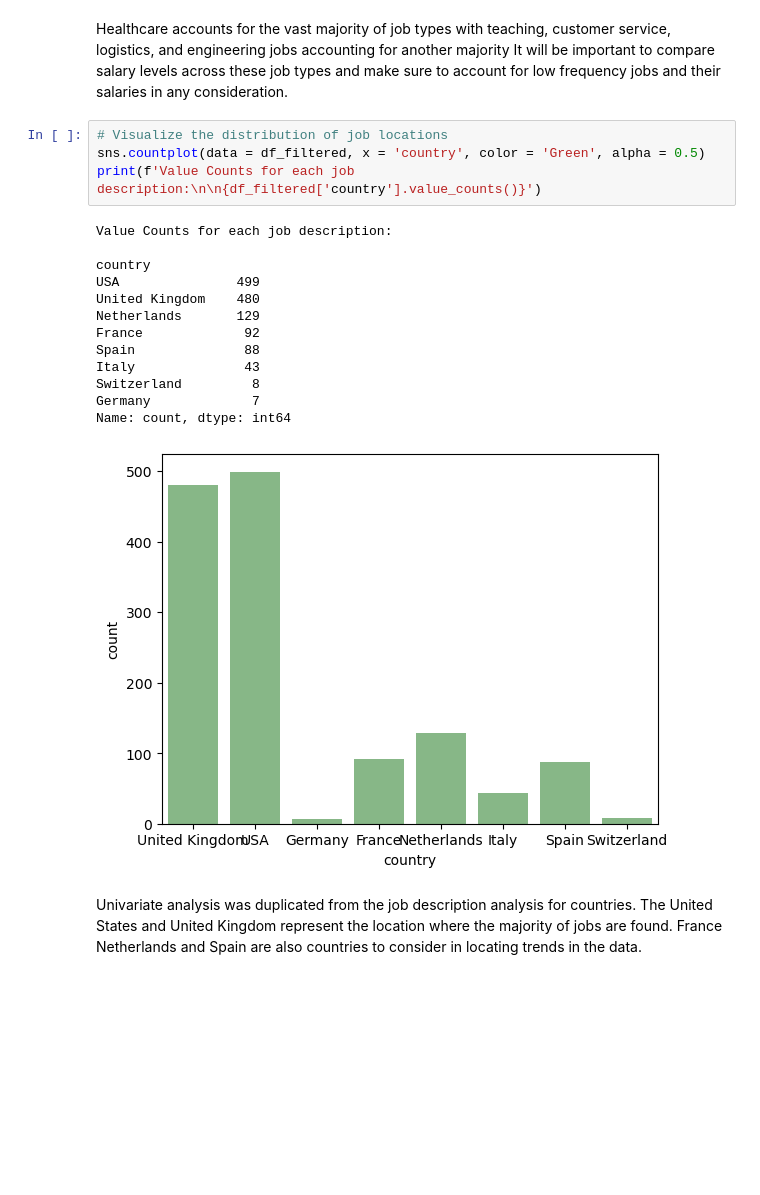
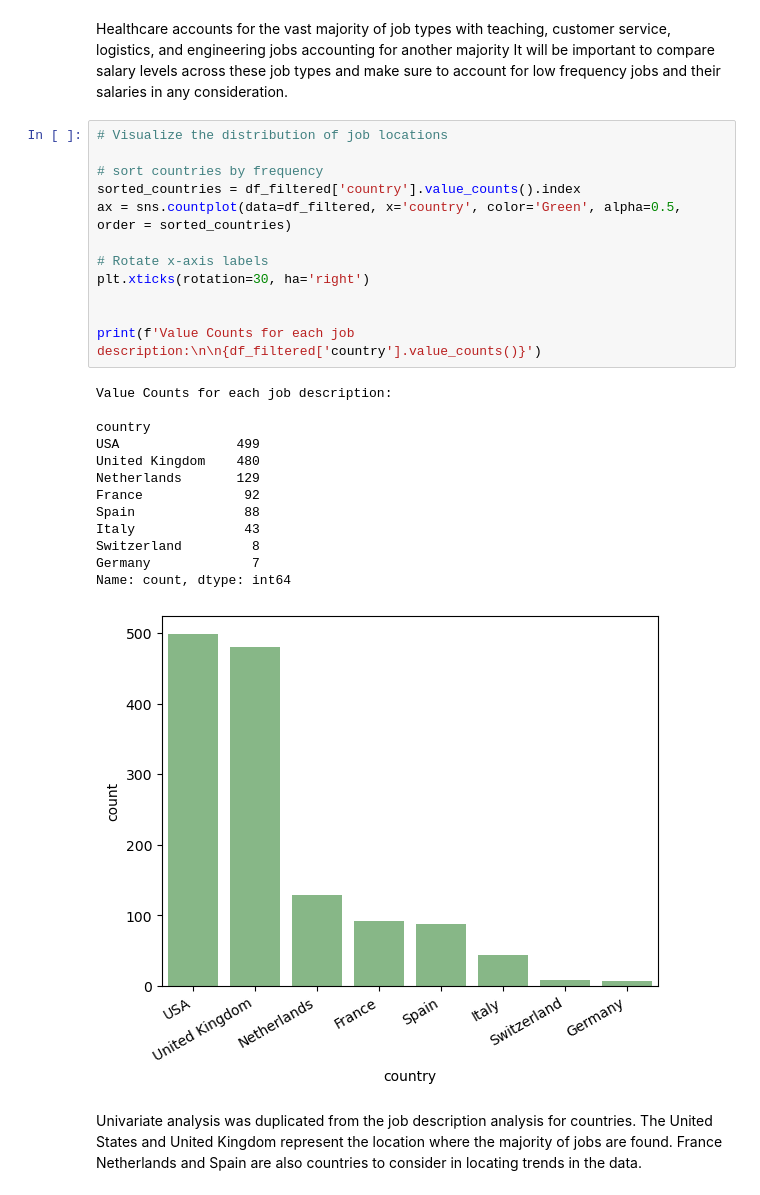
Before and after one commit to sbs0068/INSY6500_job_market_analysis, a Jupyter notebook: notebooks/02_data_exploration.ipynb, the cells around one changed output. Drawn from its saved outputs; the diff is of its cells as text; blank space fills up the shorter version.

```diff
--- a/notebooks/02_data_exploration.ipynb
+++ b/notebooks/02_data_exploration.ipynb
@@ -64,21 +79,29 @@ Healthcare accounts for the vast majority of job types with teaching, customer s
 It will be important to compare salary levels across these job types and make sure to account for low frequency jobs and their salaries in any consideration.
 # %%
 # Visualize the distribution of job locations
-sns.countplot(data = df_filtered, x = 'country', color = 'Green', alpha = 0.5)
+
+# sort countries by frequency
+sorted_countries = df_filtered['country'].value_counts().index
+ax = sns.countplot(data=df_filtered, x='country', color='Green', alpha=0.5, order = sorted_countries)
+
+# Rotate x-axis labels
+plt.xticks(rotation=30, ha='right')
+
+
 print(f'Value Counts for each job description:\n\n{df_filtered['country'].value_counts()}')
 # %% [output]
 Value Counts for each job description:
 
 country
 USA               499
 United Kingdom    480
 Netherlands       129
 France             92
 Spain              88
 Italy              43
 Switzerland         8
 Germany             7
 Name: count, dtype: int64
-[figure, old version]
+[figure, new version]
 # %% [markdown]
 Univariate analysis was duplicated from the job description analysis for countries. The United States and United Kingdom represent the location where the majority of jobs are found. France Netherlands and Spain are also countries to consider in locating trends in the data.
```
Also changed, not shown: parts of 15 cells of this notebook.
